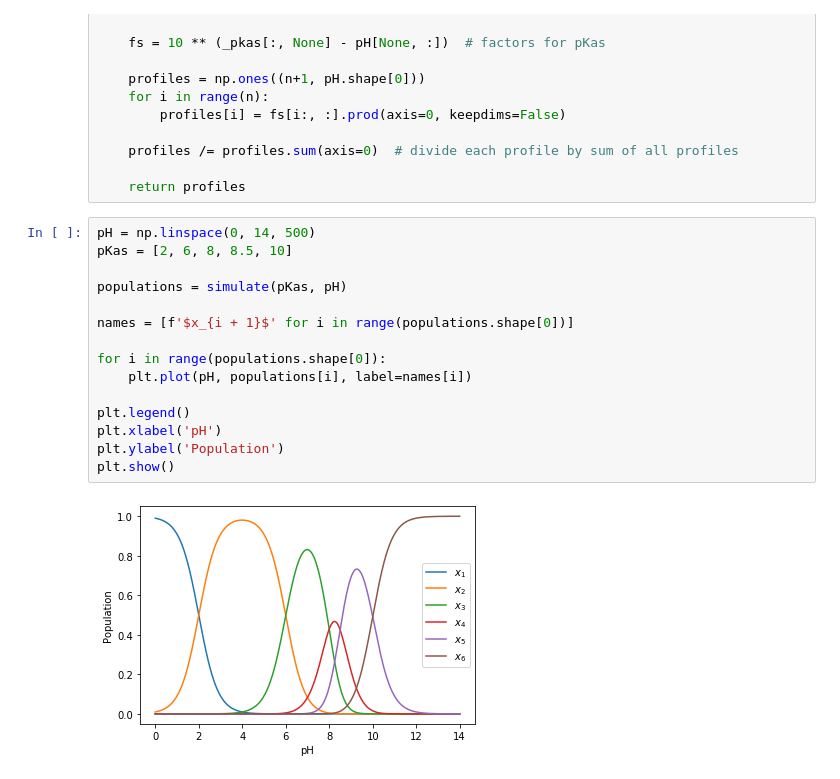
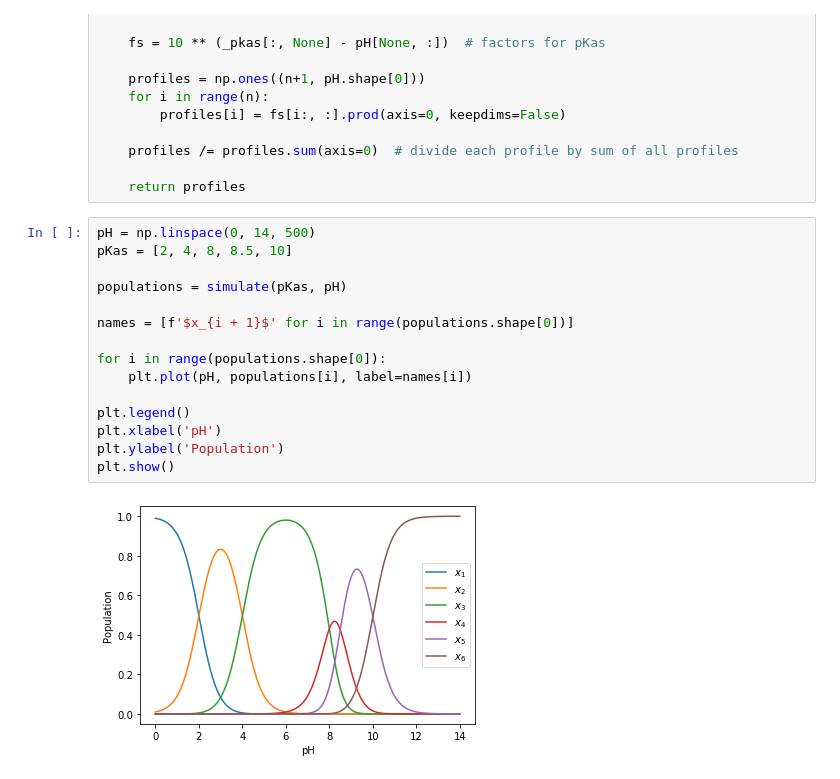
Before and after one commit to dmadea/Jupyter-Tutorials, a Jupyter notebook: Equlibria/eq.ipynb, the cells around one changed output. Drawn from its saved outputs; the diff is of its cells as text.

```diff
--- a/Equlibria/eq.ipynb
+++ b/Equlibria/eq.ipynb
@@ -101,18 +101,18 @@ def simulate(pkas, pH):
     return profiles
 # %%
 pH = np.linspace(0, 14, 500)
-pKas = [2, 6, 8, 8.5, 10]
+pKas = [2, 4, 8, 8.5, 10]
 
 populations = simulate(pKas, pH)
 
 names = [f'$x_{i + 1}$' for i in range(populations.shape[0])]
 
 for i in range(populations.shape[0]):
     plt.plot(pH, populations[i], label=names[i])
 
 plt.legend()
 plt.xlabel('pH')
 plt.ylabel('Population')
 plt.show()
 # %% [output]
-[figure, old version]
+[figure, new version]
```
Also changed, not shown: parts of 1 cell of this notebook, 3 other files.
